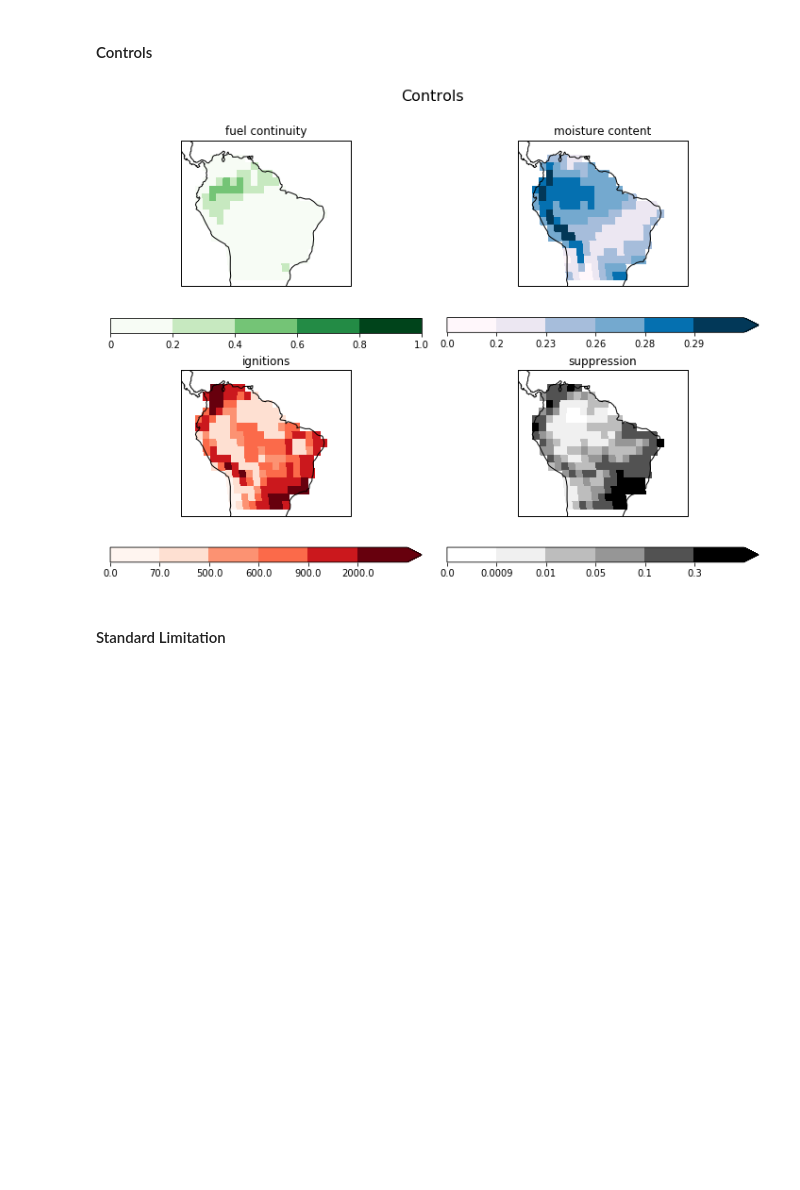
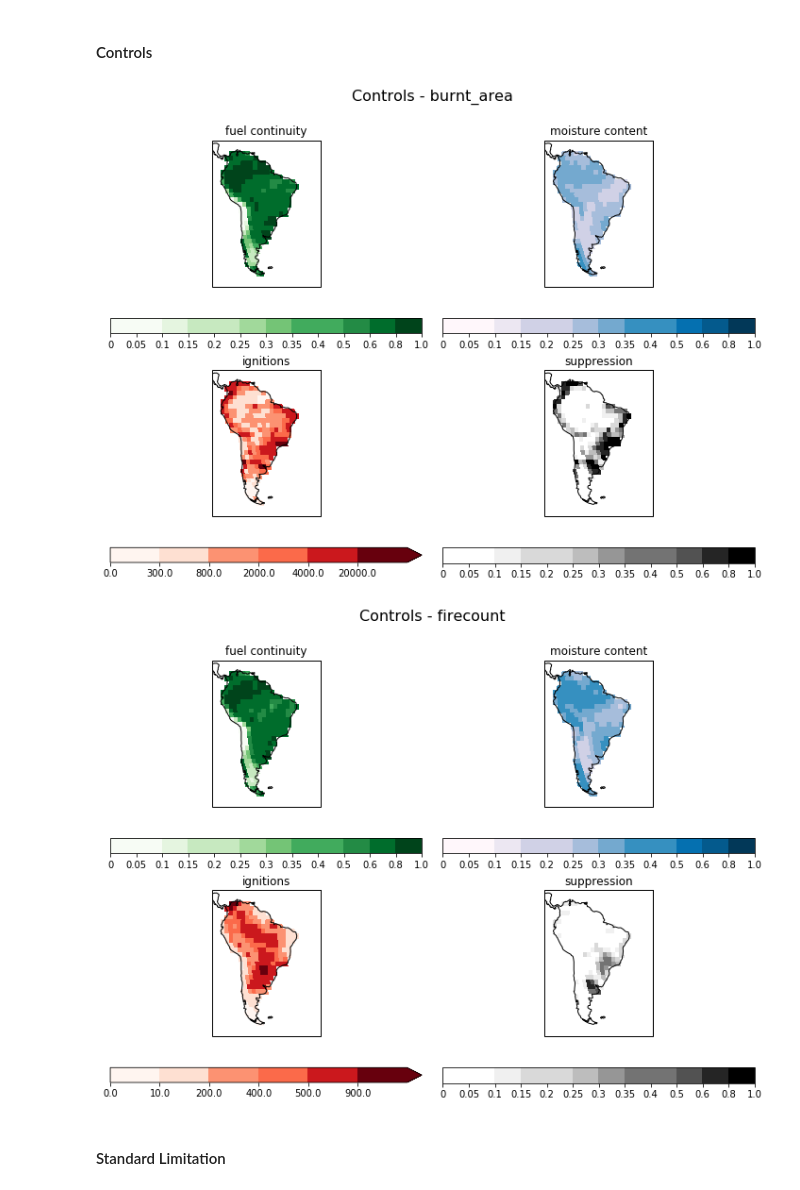
Before and after one commit to douglask3/amazon_fires, a Jupyter notebook: optimise_run_model/make_model_output.ipynb, the cells around one changed output. Saved outputs shown, nothing was run; the diff lists cells and outputs as text; code cells hidden in the pictures; blank space fills up the shorter version.

```diff
--- a/optimise_run_model/make_model_output.ipynb
+++ b/optimise_run_model/make_model_output.ipynb
@@ -154,7 +166,7 @@ for key, dat in input_data.items():
     nd = nd + 1
     dat = dat.collapsed('time', iris.analysis.MEAN)
     dat.long_name = key
-    plot_lonely_cube(dat, 3, 4, nd, cmap = 'magma', levels = None)
+    plot_lonely_cube(dat, 3, 4, nd, cmap = 'magma_r', levels = None)
     plt.suptitle(title_output, fontsize=16)
     plt.subplots_adjust(top=0.88)
 if fig:
@@ -196,7 +208,7 @@ Things calculated on the fly are:
     * ``sensitivity_suppression``:  suppression
 # %%
 class ConFIRE(object):
-    def __init__(self, data, params):
+    def __init__(self, data, params, exponant = False):
         """
         Initalise parameters and calculates the key variables needed to calculate burnt area.
         """
@@ -222,14 +234,15 @@ class ConFIRE(object):
         self.standard_moisture    = self.sigmoid(self.moisture   ,
                                             self.params[   'moisture_x0'], -self.params[   'moisture_k'])
         self.standard_ignitions   = self.sigmoid(self.ignitions   ,
-                                            self.params[  'ignitions_x0'], self.params[  'ignitions_k'])
+                                            self.params[  'ignition_x0'], self.params[  'ignition_k'])
         self.standard_suppression = self.sigmoid(self.suppression,
                                             self.params['suppression_x0'], -self.params['suppression_k'])
 
         ## burnt area us just limitation of each control muliplied together.
-        self.burnt_area = self.params['max_f'] * self.standard_fuel * self.standard_moisture * self.standard_ignitions * self.standard_suppression
+        self.burnt_area = self.standard_fuel * self.standard_moisture * self.standard_ignitions * self.standard_suppression * self.params['max_f']
 
-        self.burnt_area.data =  -(1/self.params['exp_scale']) * np.log(1 - self.burnt_area.data)
+        if exponant:
+            self.burnt_area.data =  -(1/self.params['exp_scale']) * np.log(1 - self.burnt_area.data)
         self.standard_moisture    = self.standard_moisture    / self.sigmoid(0.0, self.params['moisture_x0'],
                                                  -self.params['moisture_k'])
         self.standard_suppression = self.standard_suppression / self.sigmoid(0.0, self.params['suppression_x0'],
@@ -268,7 +281,7 @@ class ConFIRE(object):
         """
         Definition to describe fuel load: while return the input; capability to be modified later.
         """
-        return (vegcover**fuel_pw) * (fuel_pg * (alphaMax-1) + 1) / (1 + fuel_pg)
+        return (vegcover**(fuel_pw+1)) * (fuel_pg * (alphaMax-1) + 1) / (1 + fuel_pg)
 
 
     def control_moisture(self, alpha, emc, treeCover, cM, cMT):
@@ -325,7 +338,7 @@ class ConFIRE(object):
 
 
     def sensitivity_ignitions(self):
-        return self.sensitivity(self.ignitions, self.params['ignitions_x0'], self.params['ignitions_k'],
+        return self.sensitivity(self.ignitions, self.params['ignition_x0'], self.params['ignition_k'],
                                 self.standard_ignitions, "sensitivity_ignitions")
 
 
@@ -397,7 +410,8 @@ class ConFIRE(object):
 # %% [markdown]
 #### Check that everything is working okay
 Here, we run the model with the median of each parameter and plot each of the outputs mentioned above to make sure everything is happy
-# %%
-model = ConFIRE(input_data, params.loc[params["sigma"].idxmin()]) # We're using the row which has minimum sigma
+# %%
+# We're using the row which has minimum sigma
+models = [ConFIRE(input_data, param.loc[param["sigma"].idxmin()], exponate) for param, exponate in zip(params, exponates)]
 # %% [markdown]
 ### Plotting
@@ -427,28 +446,33 @@ if fig:
 # %% [markdown]
 #### Controls
 # %%
+cmap_fuel = 'brewer_Greens_09'
+cmap_moisture = 'brewer_PuBu_09'
+cmap_ignitions = 'brewer_Reds_09'
+cmap_suppression = 'brewer_Greys_09'
+
+levels_frac = [0, 0.05, 0.1, 0.15, 0.2, 0.25, 0.3, 0.35, 0.4, 0.5, 0.6, 0.8, 1.0]
+levels_ignitions = None
+
 def plotModComponet(comp, n, name = None, levels = None, scale = None, cmap = "brewer_YlOrRd_09", *args, **kws):
     comp = comp.collapsed('time', iris.analysis.MEAN)
     if scale is not None: comp.data = comp.data * scale
     if name  is not None: comp.long_name = name
     plot_lonely_cube(comp, 2, 2, n, levels = levels, cmap = cmap, *args, **kws)
 
-cmap_fuel = 'brewer_Greens_09'
-cmap_moisture = 'brewer_PuBu_09'
-cmap_ignitions = 'brewer_Reds_09'
-cmap_suppression = 'brewer_Greys_09'
-
-plt.figure(figsize = (10, 7.5))
-plotModComponet(model.fuel, 1, levels = [0, 0.2, 0.4, 0.6, 0.8, 1.0], cmap = cmap_fuel)
-plotModComponet(model.moisture, 2, cmap = cmap_moisture)
-plotModComponet(model.ignitions, 3, cmap = cmap_ignitions)
-plotModComponet(model.suppression, 4, cmap = cmap_suppression)
-plt.suptitle('Controls', fontsize=16)
-plt.subplots_adjust(top=0.88)
-if fig:
-    plt.savefig(dir_fig + 'controls.png')
+for model, variable in zip(models, variables):
+    plt.figure(figsize = (10, 7.5))
+    plotModComponet(model.fuel, 1, cmap = cmap_fuel, levels = levels_frac)
+    plotModComponet(model.moisture, 2, cmap = cmap_moisture, levels = levels_frac)
+    plotModComponet(model.ignitions, 3, cmap = cmap_ignitions, levels = levels_ignitions)
+    plotModComponet(model.suppression, 4, cmap = cmap_suppression, levels = levels_frac)
+    plt.suptitle('Controls - ' + variable, fontsize=16)
+    plt.subplots_adjust(top=0.88)
+    if fig:
+        plt.savefig(dir_fig + 'controls.png')
 # %% [output]
-[figure, old version]
+[figure, new version]
+[figure, added]
 # %% [markdown]
 #### Standard Limitation
 # %%
```
Also changed, not shown: parts of 11 cells of this notebook, 1 other file.
